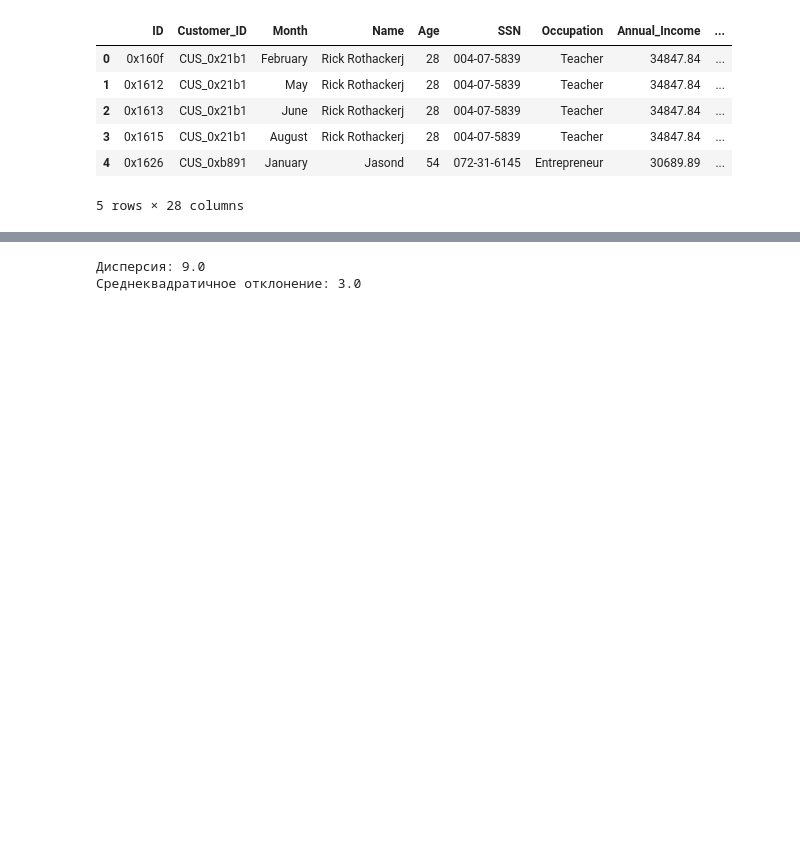
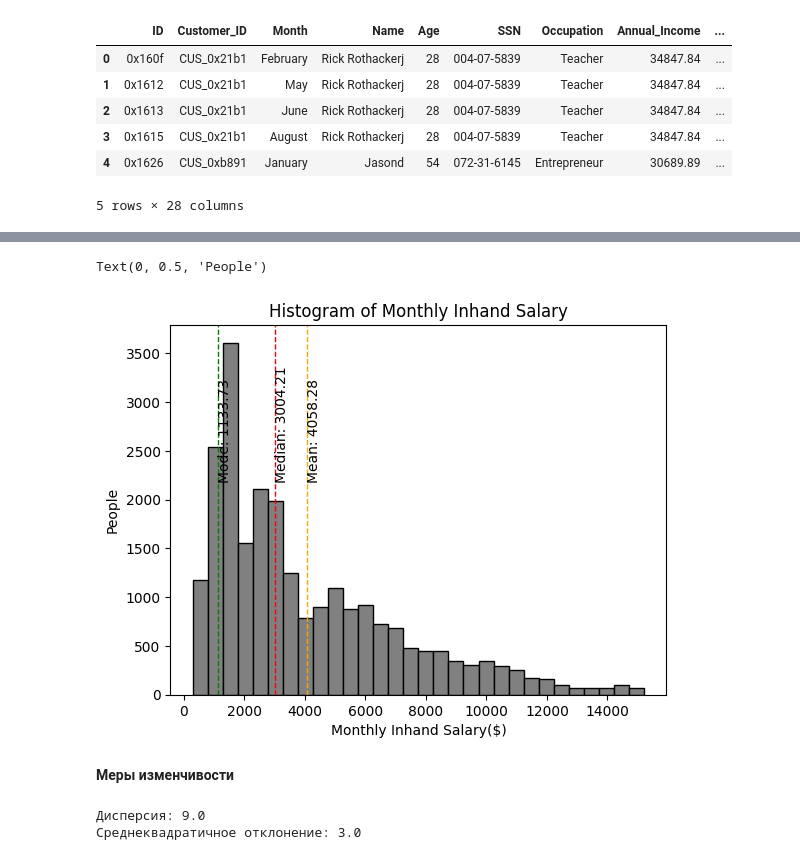
Before and after one commit to AndMarina/analyste_project, a Jupyter notebook: introduction.ipynb, the cells around one changed output, grey strips where cells are left out. Cells and saved outputs as stored; diff of their text form; code cells hidden in the pictures; blank space fills up the shorter version.

```diff
--- a/introduction.ipynb
+++ b/introduction.ipynb
@@ -119,0 +250,30 @@ credit_ratio =0
+# %%
+# отобразим на гистрограме моду, медиану и среднее значение
+
+# Получаем данные о медиане, моде и среднем значении
+median = np.median(monthly_salary) # можно и через библиотеку scipy
+mode,_ = scipy.stats.mode(monthly_salary)
+mean = np.mean(monthly_salary) # можно и через библиотеку scipy
+# np.nanmedian() и np.nanmean() игнорируются значения NaN
+
+# Построение гистограммы
+plt.hist(monthly_salary, color='gray', edgecolor='black', bins=int(150/5))
+
+# Добавляем медиану
+plt.axvline(median, color='red', linestyle='dashed', linewidth=1)
+plt.text(median, 2200, 'Median: {:.2f}'.format(median), rotation=90)
+
+# Добавляем моду
+plt.axvline(mode, color='g', linestyle='dashed', linewidth=1)
+plt.text(mode, 2200, 'Mode: {:.2f}'.format(mode), rotation=90)
+
+# Добавляем среднее значение
+plt.axvline(mean, color='orange', linestyle='dashed', linewidth=1)
+plt.text(mean, 2200, 'Mean: {:.2f}'.format(mean), rotation=90)
+
+plt.title('Histogram of Monthly Inhand Salary')
+plt.xlabel('Monthly Inhand Salary($)')
+plt.ylabel('People')
+# %% [output]
+Text(0, 0.5, 'People')
+[figure, added]
@@ -120,3 +285,5 @@ credit_ratio =0
+# %% [markdown]
+__Меры изменчивости__
 # %%
 
 import math
```
Also changed, not shown: parts of 20 cells of this notebook, 1 other file.
